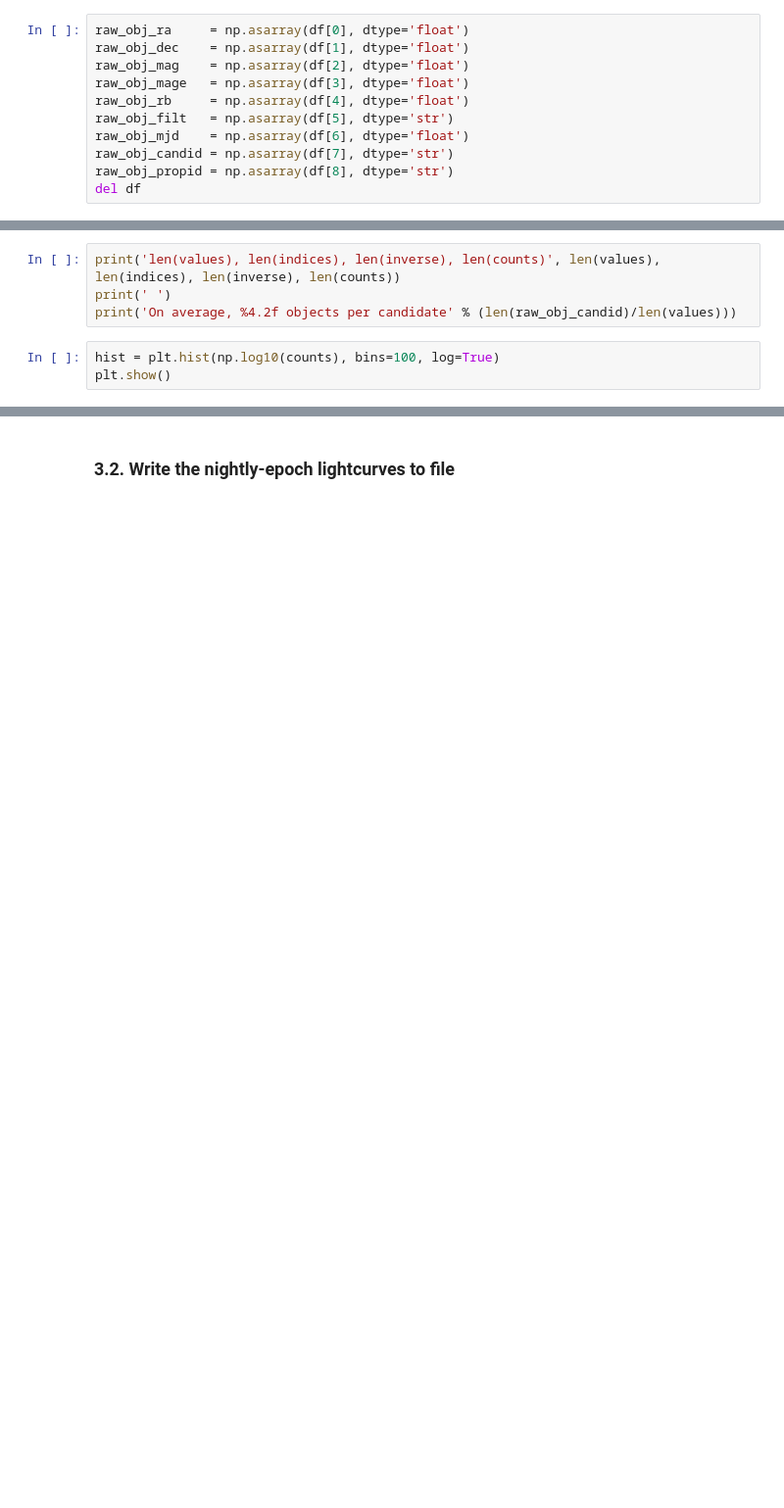
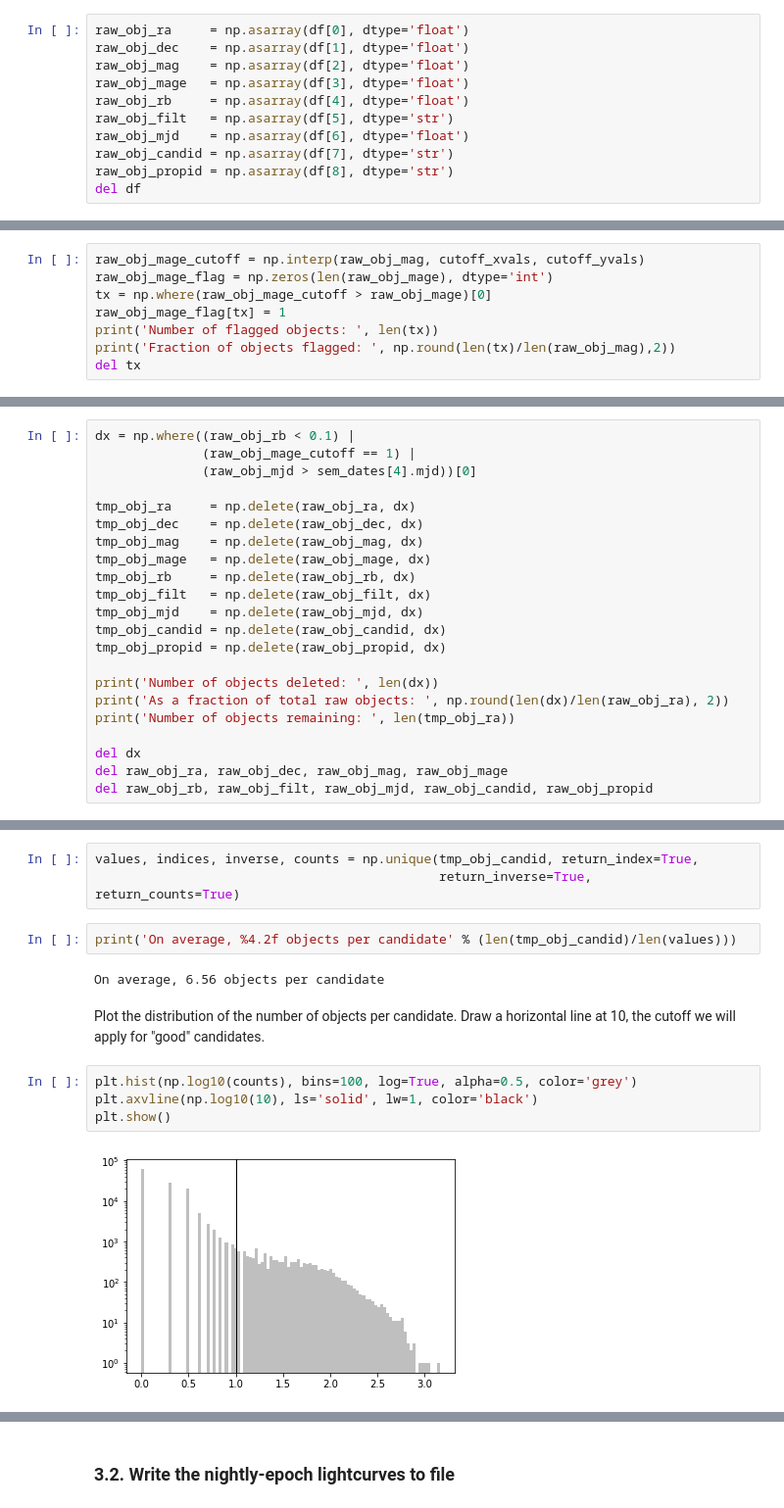
Before and after one commit to MelissaGraham/decam_ddf_tools, a Jupyter notebook: transients_science/create_nightly_epoch_lightcurves.ipynb, the cells around one changed output, grey strips where cells are left out. Shown at 98% size. Saved outputs shown, nothing was run; the diff lists cells and outputs as text; blank space fills up the shorter version.

```diff
--- a/transients_science/create_nightly_epoch_lightcurves.ipynb
+++ b/transients_science/create_nightly_epoch_lightcurves.ipynb
@@ -158,0 +281,8 @@ plt.savefig('all_candidate_nightly_epochs_files/cnelc_plot2')
+# %%
+raw_obj_mage_cutoff = np.interp(raw_obj_mag, cutoff_xvals, cutoff_yvals)
+raw_obj_mage_flag = np.zeros(len(raw_obj_mage), dtype='int')
+tx = np.where(raw_obj_mage_cutoff > raw_obj_mage)[0]
+raw_obj_mage_flag[tx] = 1
+print('Number of flagged objects: ', len(tx))
+print('Fraction of objects flagged: ', np.round(len(tx)/len(raw_obj_mag),2))
+del tx
@@ -164,0 +299,22 @@ values, indices, inverse, counts = np.unique(raw_obj_candid, return_index=True,
+# %%
+dx = np.where((raw_obj_rb < 0.1) |
+              (raw_obj_mage_cutoff == 1) |
+              (raw_obj_mjd > sem_dates[4].mjd))[0]
+
+tmp_obj_ra     = np.delete(raw_obj_ra, dx)
+tmp_obj_dec    = np.delete(raw_obj_dec, dx)
+tmp_obj_mag    = np.delete(raw_obj_mag, dx)
+tmp_obj_mage   = np.delete(raw_obj_mage, dx)
+tmp_obj_rb     = np.delete(raw_obj_rb, dx)
+tmp_obj_filt   = np.delete(raw_obj_filt, dx)
+tmp_obj_mjd    = np.delete(raw_obj_mjd, dx)
+tmp_obj_candid = np.delete(raw_obj_candid, dx)
+tmp_obj_propid = np.delete(raw_obj_propid, dx)
+
+print('Number of objects deleted: ', len(dx))
+print('As a fraction of total raw objects: ', np.round(len(dx)/len(raw_obj_ra), 2))
+print('Number of objects remaining: ', len(tmp_obj_ra))
+
+del dx
+del raw_obj_ra, raw_obj_dec, raw_obj_mag, raw_obj_mage
+del raw_obj_rb, raw_obj_filt, raw_obj_mjd, raw_obj_candid, raw_obj_propid
@@ -165,7 +343,16 @@ values, indices, inverse, counts = np.unique(raw_obj_candid, return_index=True,
+# %%
+values, indices, inverse, counts = np.unique(tmp_obj_candid, return_index=True,
+                                             return_inverse=True,  return_counts=True)
 # %%
-print('len(values), len(indices), len(inverse), len(counts)', len(values), len(indices), len(inverse), len(counts))
-print(' ')
-print('On average, %4.2f objects per candidate' % (len(raw_obj_candid)/len(values)))
+print('On average, %4.2f objects per candidate' % (len(tmp_obj_candid)/len(values)))
+# %% [output]
+On average, 6.56 objects per candidate
+# %% [markdown]
+Plot the distribution of the number of objects per candidate.
+Draw a horizontal line at 10, the cutoff we will apply for "good" candidates.
 # %%
-hist = plt.hist(np.log10(counts), bins=100, log=True)
+plt.hist(np.log10(counts), bins=100, log=True, alpha=0.5, color='grey')
+plt.axvline(np.log10(10), ls='solid', lw=1, color='black')
 plt.show()
+# %% [output]
+[figure, added]
```
Also changed, not shown: parts of 54 cells of this notebook, 7 other files.
